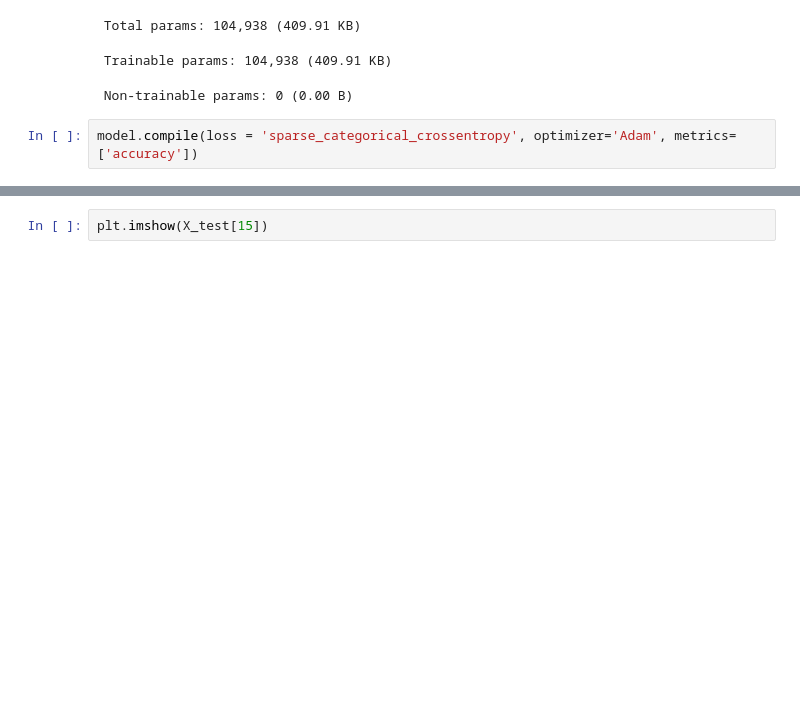
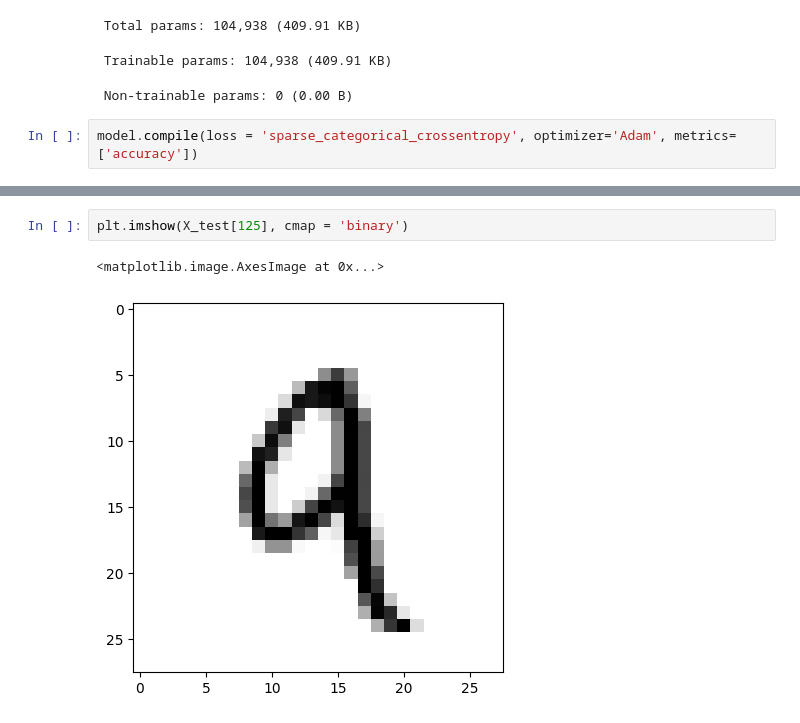
Before and after one commit to sahilkhan-7/handwritten-digit-recognition, a Jupyter notebook: MNIST_Classification.ipynb, the cells around one changed output, grey strips where cells are left out. Drawn from its saved outputs; the diff is of its cells as text; blank space fills up the shorter version.

```diff
--- a/MNIST_Classification.ipynb
+++ b/MNIST_Classification.ipynb
@@ -208,4 +232,7 @@ plt.legend()
 # %%
-plt.imshow(X_test[15])
+plt.imshow(X_test[125], cmap = 'binary')
+# %% [output]
+<matplotlib.image.AxesImage at 0x...>
+[figure, added]
 # %%
 model.predict(X_test[125].reshape(1, 28, 28)).argmax(axis=1)
```
Also changed, not shown: parts of 40 cells of this notebook.
